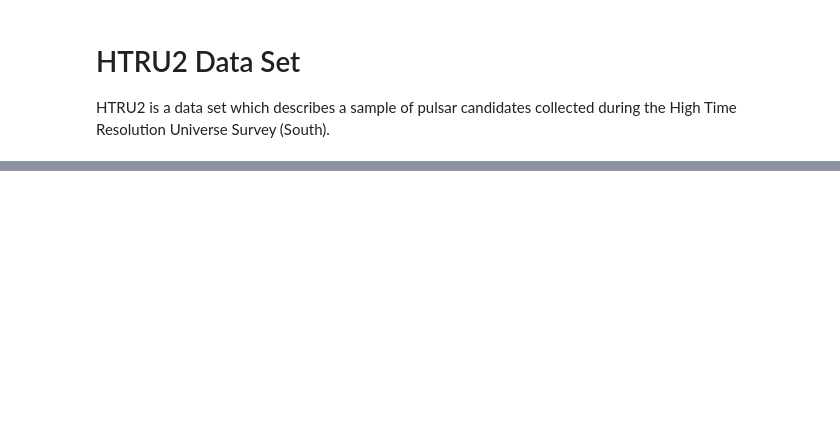
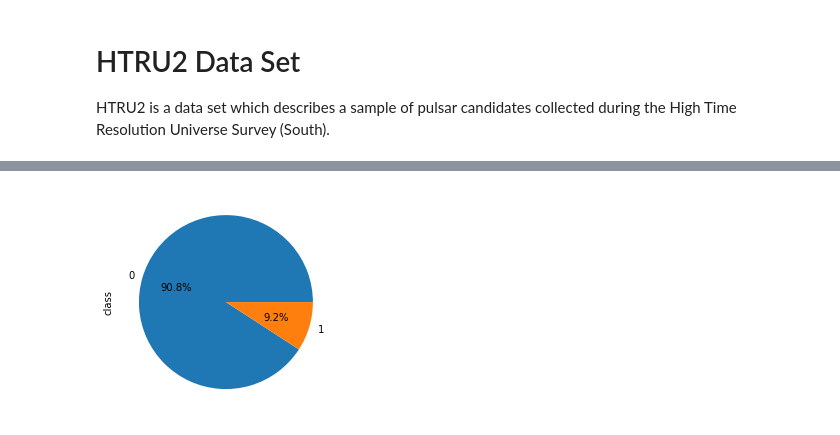
Before and after one commit to seintzz/di-project, a Jupyter notebook: Project.ipynb, the cells around one changed output, grey strips where cells are left out. Saved outputs shown, nothing was run; the diff lists cells and outputs as text; code cells hidden in the pictures; blank space fills up the shorter version.

```diff
--- a/Project.ipynb
+++ b/Project.ipynb
@@ -54,0 +53,4 @@ Name: Profile_mean, Length: 8626, dtype: int64
+# %%
+pulsds["class"].value_counts().plot.pie(autopct='%1.1f%%');
+# %% [output]
+[figure, added]
```
Also changed, not shown: parts of 11 cells of this notebook.
